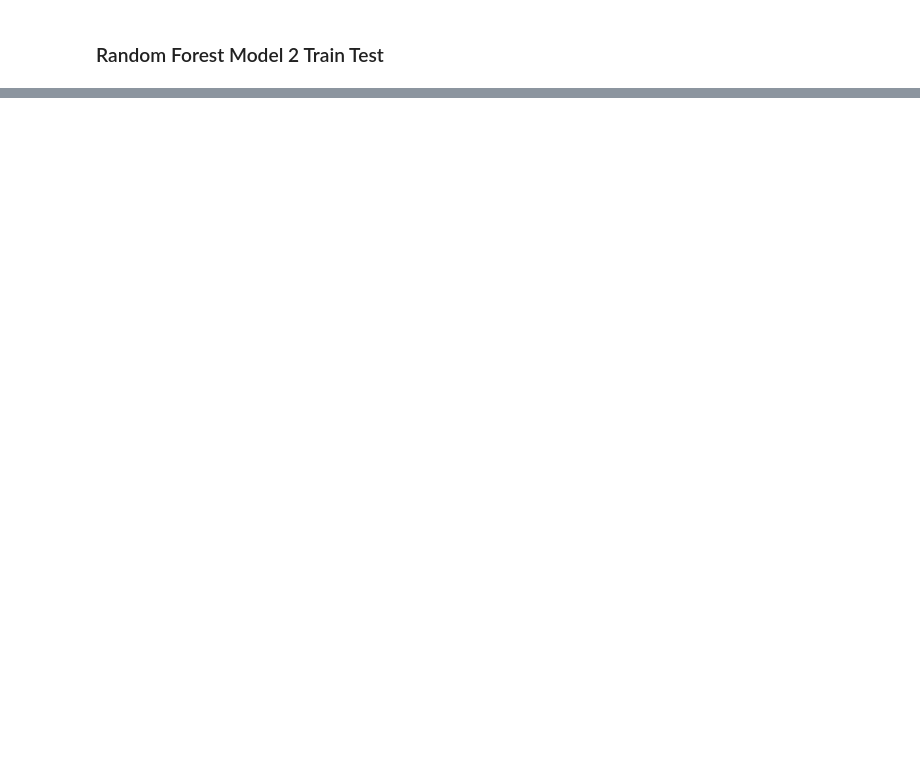
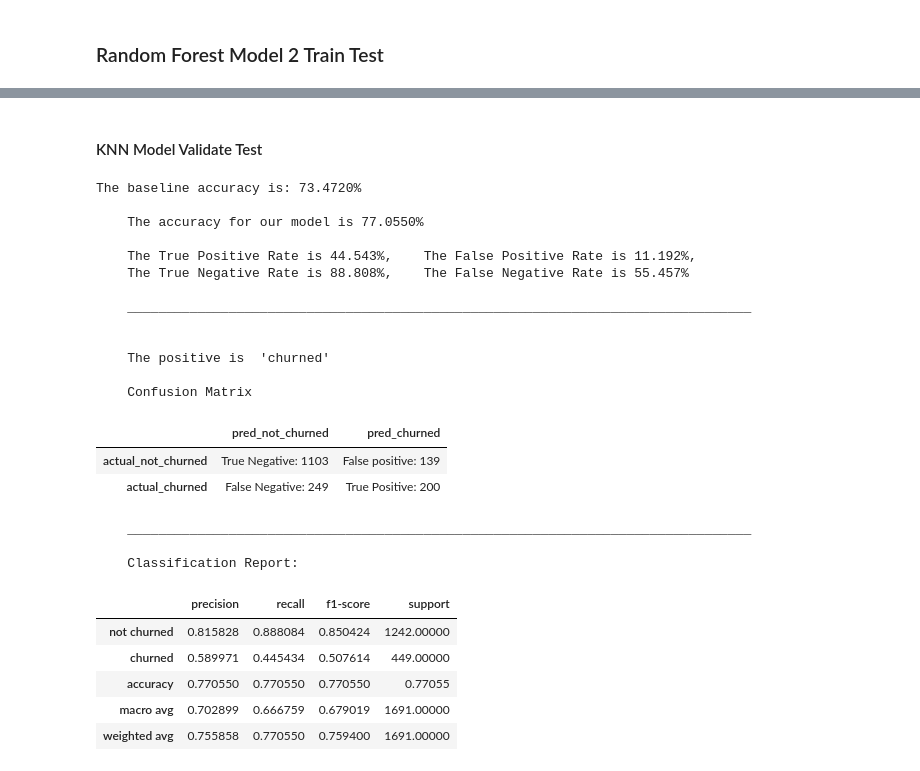
Before and after one commit to ForrestMccrosky/Classification_Project, a Jupyter notebook: final_class_project.ipynb, the cells around one changed output, grey strips where cells are left out. Saved outputs shown, nothing was run; the diff lists cells and outputs as text; code cells hidden in the pictures; blank space fills up the shorter version.

```diff
--- a/final_class_project.ipynb
+++ b/final_class_project.ipynb
@@ -539,0 +585,31 @@ The baseline accuracy is: 73.4720%
+# %% [markdown]
+#### KNN Model Validate Test
+# %%
+print(f'The baseline accuracy is: {base_acc:.4%}')
+evaluate(X_validate, y_validate, knn_model)
+# %% [output]
+The baseline accuracy is: 73.4720%
+
+    The accuracy for our model is 77.0550%
+
+    The True Positive Rate is 44.543%,    The False Positive Rate is 11.192%,
+    The True Negative Rate is 88.808%,    The False Negative Rate is 55.457%
+
+    ________________________________________________________________________________
+
+
+    The positive is  'churned'
+
+    Confusion Matrix
+|  | pred_not_churned | pred_churned |
+| actual_not_churned | True Negative: 1103 | False positive: 139 |
+| actual_churned | False Negative: 249 | True Positive: 200 |
+    ________________________________________________________________________________
+
+    Classification Report:
+|  | precision | recall | f1-score | support |
+| not churned | 0.815828 | 0.888084 | 0.850424 | 1242.00000 |
+| churned | 0.589971 | 0.445434 | 0.507614 | 449.00000 |
+| accuracy | 0.770550 | 0.770550 | 0.770550 | 0.77055 |
+| macro avg | 0.702899 | 0.666759 | 0.679019 | 1691.00000 |
+| weighted avg | 0.755858 | 0.770550 | 0.759400 | 1691.00000 |
```
Also changed, not shown: parts of 18 cells of this notebook.
